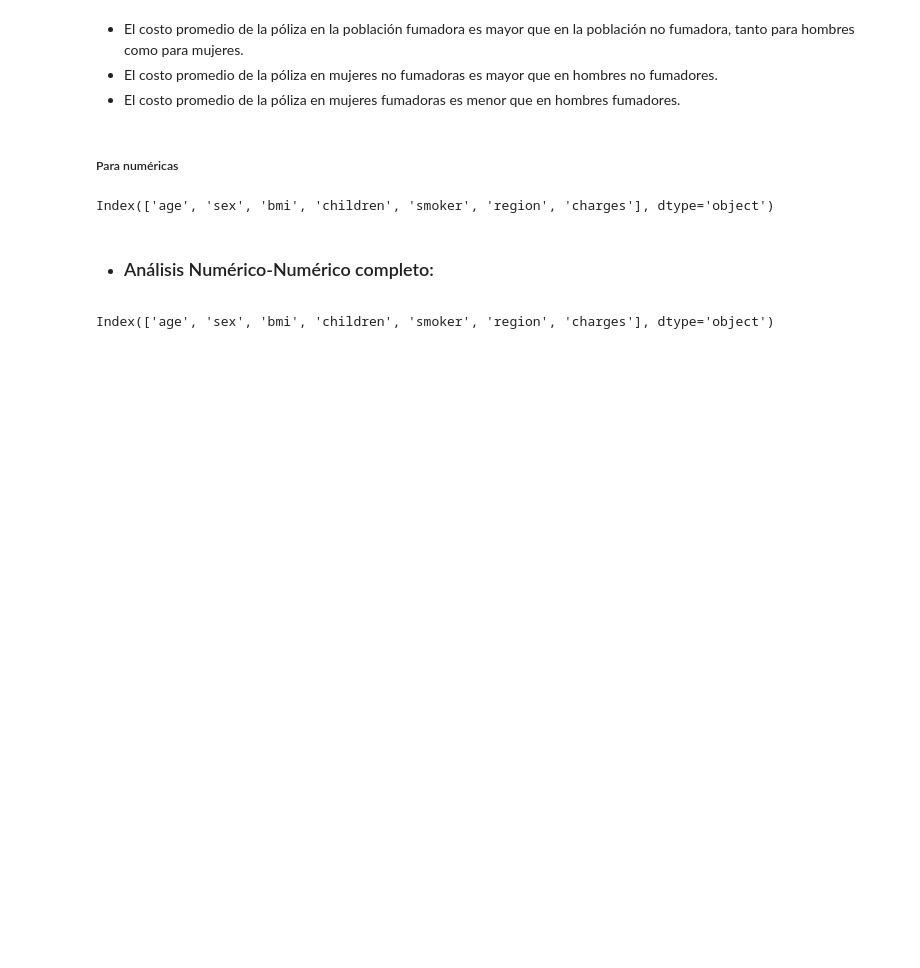
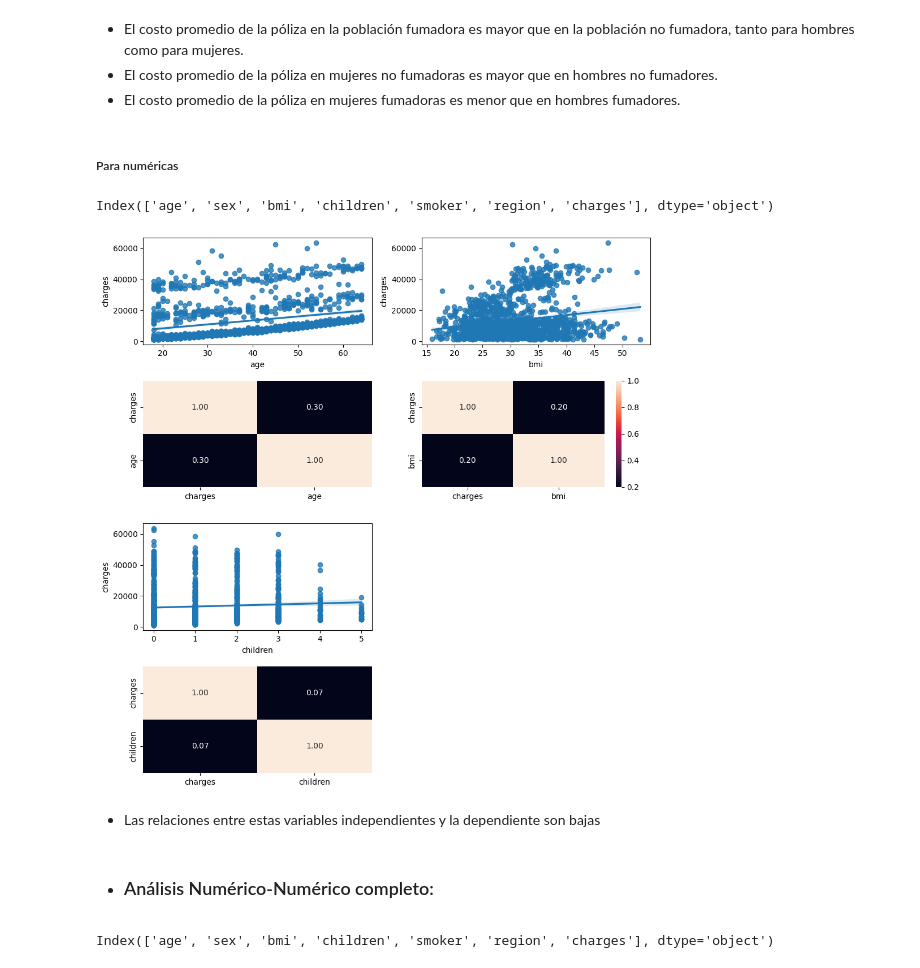
Before and after one commit to josedrosales/Analisis, a Jupyter notebook: models/Linear_regression.ipynb, the cells around one changed output. Drawn from its saved outputs; the diff is of its cells as text; code cells hidden in the pictures; blank space fills up the shorter version.

```diff
--- a/models/Linear_regression.ipynb
+++ b/models/Linear_regression.ipynb
@@ -205,3 +200,28 @@ sns.heatmap(ax = axis[1,0], )
+# %%
+fig, axis = plt.subplots(4, 2, figsize = (10, 10))
+
+sns.regplot(ax = axis[0,0], data = dataframe, x = 'age', y = 'charges')
+sns.heatmap(dataframe[['charges', 'age']].corr(), ax = axis[1,0], annot = True, fmt = ".2f", cbar = False)
+
+sns.regplot(ax = axis[0,1], data = dataframe, x = 'bmi', y = 'charges')
+sns.heatmap(dataframe[['charges', 'bmi']].corr(), ax = axis[1,1], annot = True, fmt = ".2f")
+
+sns.regplot(ax = axis[2,0], data = dataframe, x = 'children', y = 'charges')
+sns.heatmap(dataframe[['charges', 'children']].corr(), ax = axis[3,0], annot = True, fmt = ".2f", cbar = False)
+
+subplots_remove = [axis[2, 1], axis[3, 1]]
+
+for ax in subplots_remove:
+
+    fig.delaxes(ax)
+
+plt.tight_layout()
+
+plt.show()
+# %% [output]
+[figure, added]
+# %% [markdown]
+- Las relaciones entre estas variables independientes y la dependiente son bajas
 # %% [markdown]
 - ### Análisis Numérico-Numérico completo:
 # %%
```
Also changed, not shown: parts of 1 cell of this notebook.
